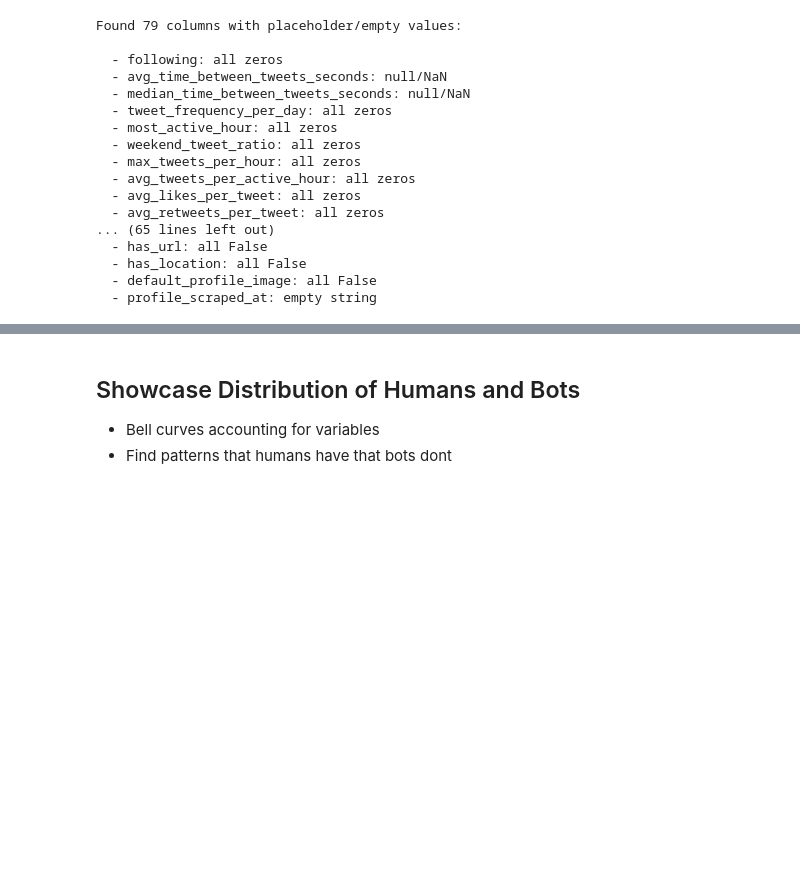
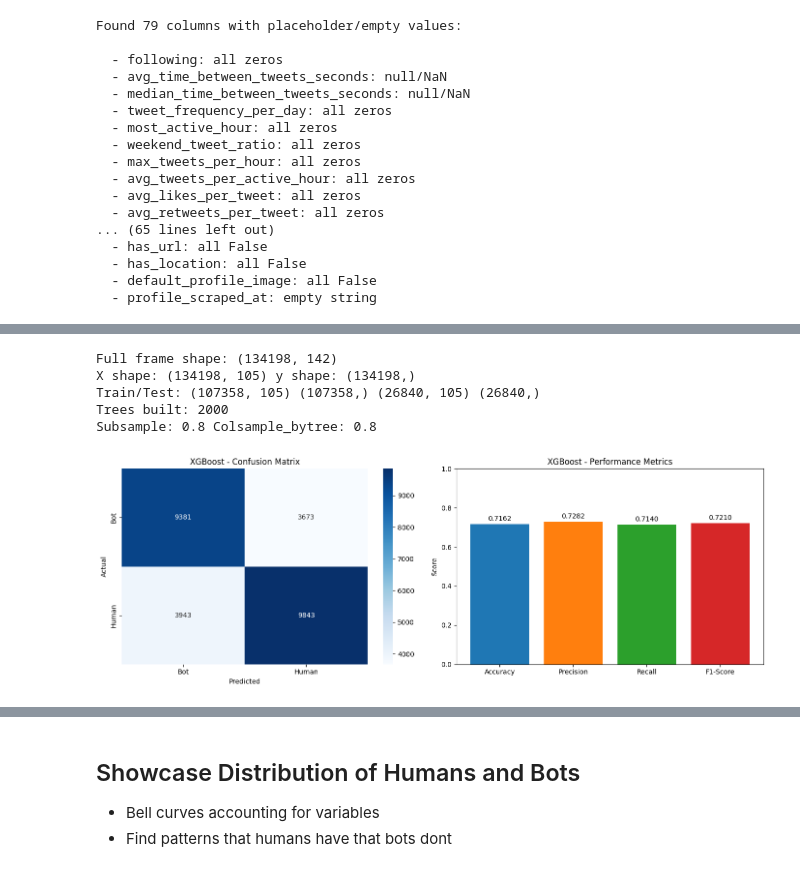
Before and after one commit to moanv2/TVB_IE2025, a Jupyter notebook: ML_model/main.ipynb, the cells around one changed output, grey strips where cells are left out. Drawn from its saved outputs; the diff is of its cells as text; code cells hidden in the pictures; blank space fills up the shorter version.

```diff
--- a/ML_model/main.ipynb
+++ b/ML_model/main.ipynb
@@ -606,0 +673,44 @@ print(null_cols)
+# %%
+print("Full frame shape:", unbalanced_data.shape)             # should be (134198, 142)
+print("X shape:", X.shape, "y shape:", y.shape)               # should be (134198, <#features>) and (134198,)
+print("Train/Test:", X_train.shape, y_train.shape, X_test.shape, y_test.shape)
+
+# For XGBoost, check what went into the booster:
+print("Trees built:", model.get_booster().num_boosted_rounds())
+print("Subsample:", getattr(model, 'subsample', 'n/a'),
+      "Colsample_bytree:", getattr(model, 'colsample_bytree', 'n/a'))
+# %% [output]
+Full frame shape: (134198, 142)
+X shape: (134198, 105) y shape: (134198,)
+Train/Test: (107358, 105) (107358,) (26840, 105) (26840,)
+Trees built: 2000
+Subsample: 0.8 Colsample_bytree: 0.8
+# %%
+# Visualization
+fig, axes = plt.subplots(1, 2, figsize=(14, 5))
+
+# Confusion Matrix
+cm = confusion_matrix(y_test, y_pred)
+sns.heatmap(cm, annot=True, fmt='d', cmap='Blues', ax=axes[0])
+axes[0].set_title('XGBoost - Confusion Matrix')
+axes[0].set_xlabel('Predicted')
+axes[0].set_ylabel('Actual')
+axes[0].set_xticklabels(['Bot', 'Human'])
+axes[0].set_yticklabels(['Bot', 'Human'])
+
+# Metrics Bar Chart
+metrics = ['Accuracy', 'Precision', 'Recall', 'F1-Score']
+values = [accuracy, precision, recall, f1]
+bars = axes[1].bar(metrics, values, color=['#1f77b4', '#ff7f0e', '#2ca02c', '#d62728'])
+axes[1].set_ylim(0, 1)
+axes[1].set_title('XGBoost - Performance Metrics')
+axes[1].set_ylabel('Score')
+for bar, val in zip(bars, values):
+    axes[1].text(bar.get_x() + bar.get_width()/2, bar.get_height() + 0.01,
+                f'{val:.4f}', ha='center', va='bottom')
+
+plt.tight_layout()
+plt.savefig('xgboost_results.png', dpi=300, bbox_inches='tight')
+plt.show()
+# %% [output]
+[figure, added]
```
Also changed, not shown: parts of 28 cells of this notebook.
